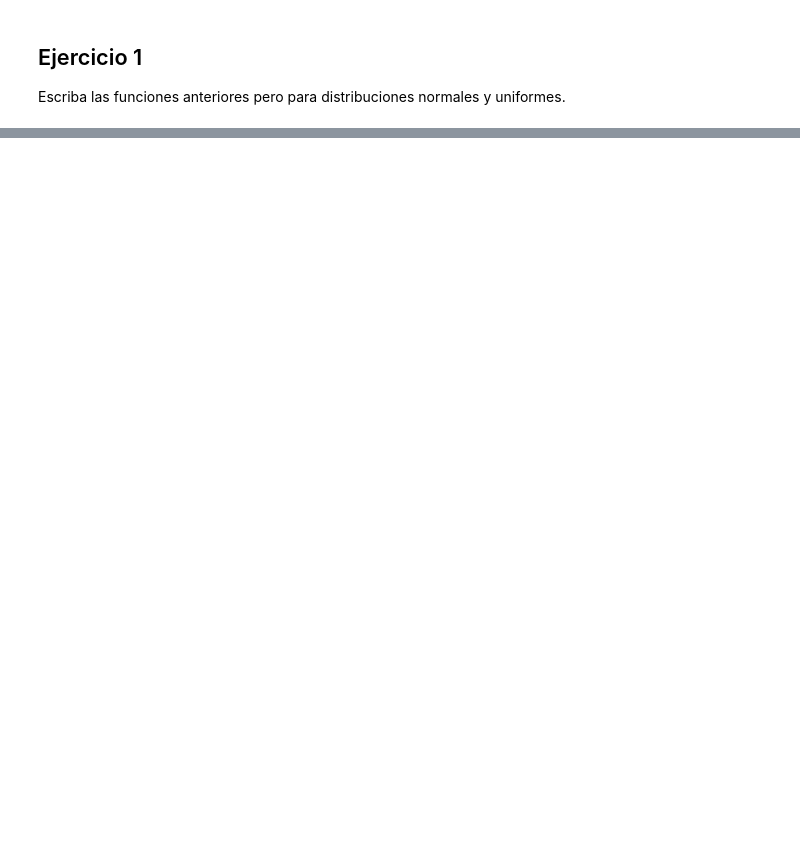
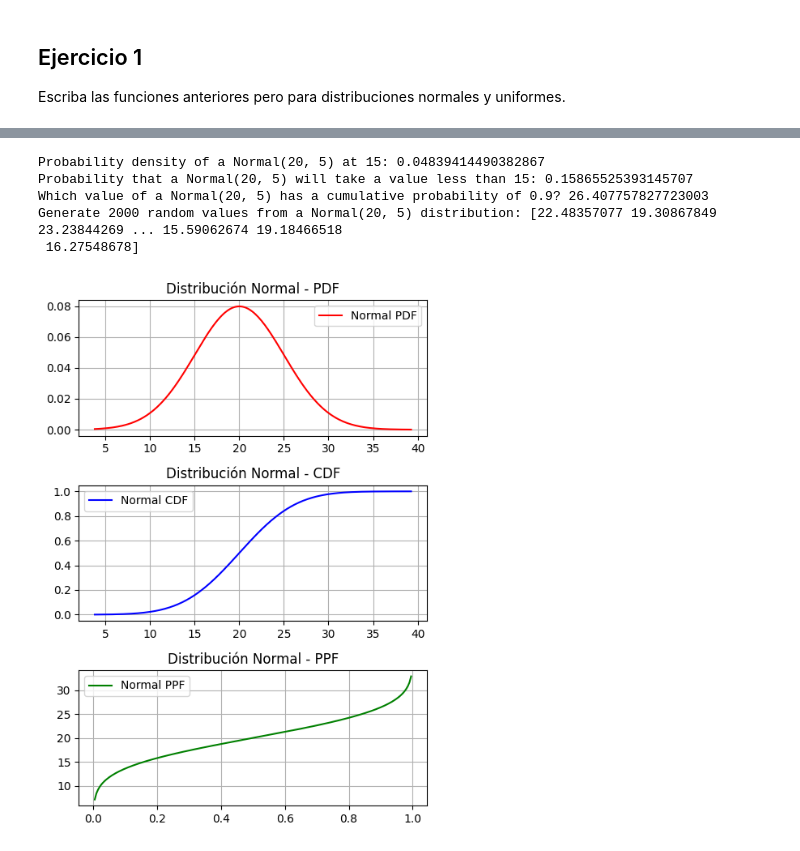
Before and after one commit to 4GeeksAcademy/probability-distribution-exercises-project-with-python_VG, a Jupyter notebook: notebook/problems.es.ipynb, the cells around one changed output, grey strips where cells are left out. Drawn from its saved outputs; the diff is of its cells as text; code cells hidden in the pictures; blank space fills up the shorter version.

Commit message:
Distribución Normal arreglada

```diff
--- a/notebook/problems.es.ipynb
+++ b/notebook/problems.es.ipynb
@@ -152,3 +125,68 @@ plt.show()
+# %%
+# Distribución normal(20, 5), dónde mu = 20 es la media y sigma = 5 es la desviación standard.
+
+import numpy as np
+
+np.random.seed(42)
+
+print(f"Probability density of a Normal(20, 5) at 15: {dnorm(15, mu=20, sigma=5)}")
+print(f"Probability that a Normal(20, 5) will take a value less than 15: {pnorm(15, mu=20, sigma=5)}")
+print(f"Which value of a Normal(20, 5) has a cumulative probability of 0.9? {qnorm(0.9, mu=20, sigma=5)}")
+print(f"Generate 2000 random values from a Normal(20, 5) distribution: {rnorm(2000, mu=20, sigma=5)}")
+# %% [output]
+Probability density of a Normal(20, 5) at 15: 0.04839414490382867
+Probability that a Normal(20, 5) will take a value less than 15: 0.15865525393145707
+Which value of a Normal(20, 5) has a cumulative probability of 0.9? 26.407757827723003
+Generate 2000 random values from a Normal(20, 5) distribution: [22.48357077 19.30867849 23.23844269 ... 15.59062674 19.18466518
+ 16.27548678]
+# %%
+import numpy as np
+import matplotlib.pyplot as plt
+
+# Semilla para reproducibilidad
+np.random.seed(42)
+
+# Parámetros para la distribución normal y uniforme
+mu, sigma = 20, 5  # Media y desviación estándar para la normal
+
+# Generar datos aleatorios para las distribución normal
+data_normal = rnorm(2000, mu=mu, sigma=sigma)
+
+# Rango de valores x para la normal y uniforme
+x_values = np.linspace(data_normal.min(), data_normal.max(), 200)
+
+# Cálculo de PDF, CDF y PPF para la distribución normal
+normal_pdf = dnorm(x_values, mu=mu, sigma=sigma)
+normal_cdf = pnorm(x_values, mu=mu, sigma=sigma)
+normal_ppf = [qnorm(p, mu=mu, sigma=sigma) for p in np.linspace(0, 1, 200)]
+
+# Graficar resultados
+fig, axes = plt.subplots(3, 1, figsize=(5, 7))
+
+# Gráficos para la distribución normal
+axes[0].plot(x_values, normal_pdf, 'r-', label='Normal PDF')
+axes[1].plot(x_values, normal_cdf, 'b-', label='Normal CDF')
+axes[2].plot(np.linspace(0, 1, 200), normal_ppf, 'g-', label='Normal PPF')
+
+
+# Configurar etiquetas y títulos
+axes[0].set_title('Distribución Normal - PDF')
+axes[1].set_title('Distribución Normal - CDF')
+axes[2].set_title('Distribución Normal - PPF')
+
+
+# Mostrar leyendas y ajustar diseño
+for ax in axes.flatten():
+    ax.legend()
+    ax.grid(True)
+
+# Adjust the layout
+plt.tight_layout()
+
+# Show the plot
+plt.show()
+# %% [output]
+[figure, added]
 # %%
 # TODO
 from scipy.stats import uniform
```
Also changed, not shown: parts of 6 cells of this notebook.
